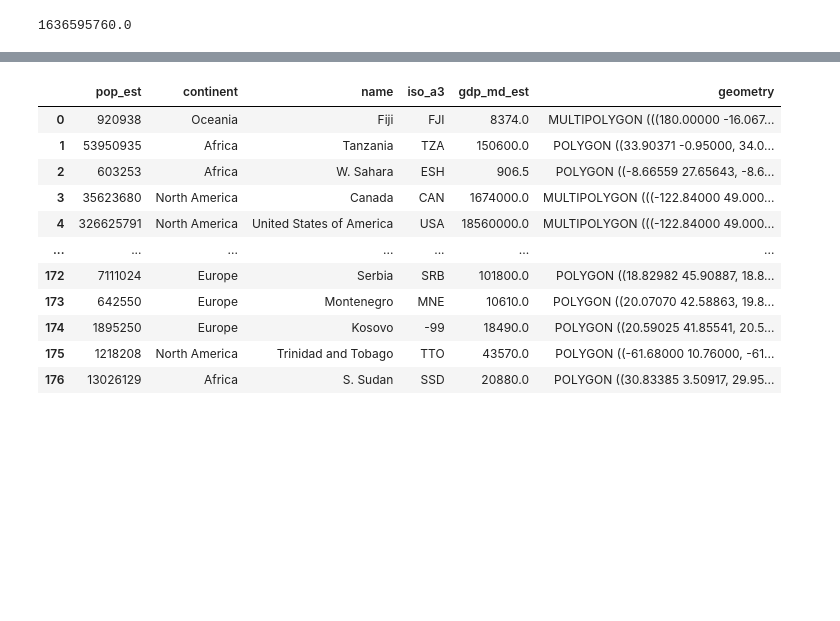
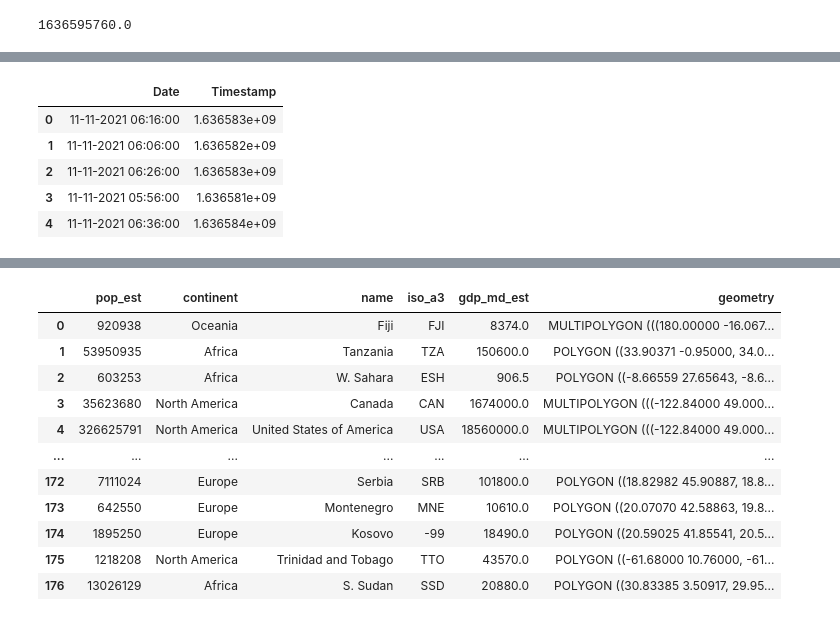
Before and after one commit to aminwafi/ISS-Location-Detector-JupyterDash, a Jupyter notebook: NeXT Assessment.ipynb, the cells around one changed output, grey strips where cells are left out. Saved outputs shown, nothing was run; the diff lists cells and outputs as text; code cells hidden in the pictures; blank space fills up the shorter version.

```diff
--- a/NeXT Assessment.ipynb
+++ b/NeXT Assessment.ipynb
@@ -60,8 +60,8 @@ print(timestamp)
 # %% [output]
 1636595760.0
 # %%
+# test code
 ts_array = [timestamp] # timestamp forward
-ts_arraybw = [timestamp] # timestamp backwards
 
 df_test = pd.DataFrame()
 
@@ -72,22 +72,20 @@ dateformat_b = []
 timestampb = timestamp
 
 for i in range(2):
-    timestamp = timestamp - 60
+    timestamp = timestamp - 600
     ts_array.append(timestamp)
-
-for i in range(2):
-    timestampb = timestampb + 60
-    ts_arraybw.append(timestampb)
+    timestampb = timestampb + 600
+    ts_array.append(timestampb)
+    print(ts_array)
 
 for i in ts_array:
-    new_date = datetime.datetime.utcfromtimestamp(i).strftime('%d-%m-%Y %H:%M:%S')
+    new_date = datetime.datetime.fromtimestamp(i).strftime('%d-%m-%Y %H:%M:%S')
     dateformat.append(new_date)
-    df_test = df_test.append(dateformat, ignore_index=True)
 
-for i in ts_arraybw:
-    new_dateb = datetime.datetime.utcfromtimestamp(i).strftime('%d-%m-%Y %H:%M:%S')
-    dateformat_b.append(new_dateb)
-    df_test = df_test.append(dateformat_b, ignore_index=True)
+print(dateformat)
+list_test = {'Date': dateformat, 'Timestamp': ts_array}
 
-print(df_test)
+df_test['Date'] = dateformat
+df_test['Timestamp'] = ts_array
+df_test.head(100)
 # %% [output]
@@ -107,3 +95,9 @@ print(df_test)
+|  | Date | Timestamp |
+| 0 | 11-11-2021 06:16:00 | 1.636583e+09 |
+| 1 | 11-11-2021 06:06:00 | 1.636582e+09 |
+| 2 | 11-11-2021 06:26:00 | 1.636583e+09 |
+| 3 | 11-11-2021 05:56:00 | 1.636581e+09 |
+| 4 | 11-11-2021 06:36:00 | 1.636584e+09 |
 # %%
 df2 = pd.DataFrame()
 
```
Also changed, not shown: parts of 13 cells of this notebook.
